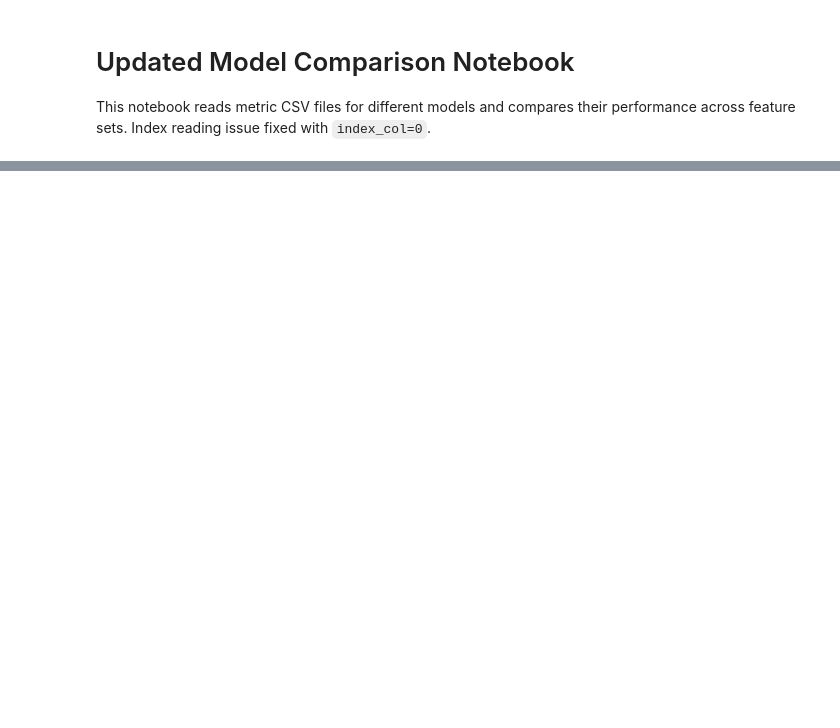
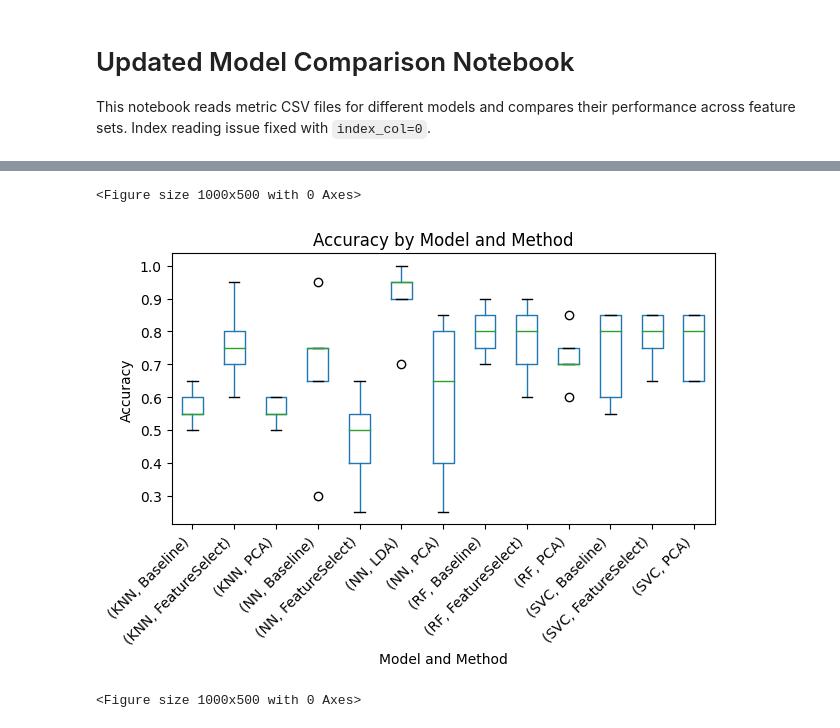
Before and after one commit to danielgranadoscampos/MHEDAS_ML, a Jupyter notebook: team_notebooks/model_comparison.ipynb, the cells around one changed output, grey strips where cells are left out. Saved outputs shown, nothing was run; the diff lists cells and outputs as text; code cells hidden in the pictures; blank space fills up the shorter version.

```diff
--- a/team_notebooks/model_comparison.ipynb
+++ b/team_notebooks/model_comparison.ipynb
@@ -62,0 +5,77 @@ plt.show()
+# %%
+# 1. Load libraries
+import pandas as pd
+import numpy as np
+import matplotlib.pyplot as plt
+
+# 2. Paths
+paths = {
+    'KNN': './knn_comparison_metrics.csv',
+    'RF':  './rf_comparison_metrics.csv',
+    'SVC':'./svc_comparison_metrics.csv',
+    'NN':'./nn_comparison_metrics.csv',
+
+}
+
+# 3. Read CSV
+dfs = []
+for model, path in paths.items():
+    df = pd.read_csv(path)
+    df['model'] = model
+    dfs.append(df)
+
+# 4. Concat
+df = pd.concat(dfs, ignore_index=True)
+df['method'] = df['method'].replace({
+    'FS': 'FeatureSelect',
+    'f_select': 'FeatureSelect',
+    'FeatureSelect': 'FeatureSelect',
+    'PCA': 'PCA',
+    'Baseline': 'Baseline'
+})
+
+# 5. Stadistics
+summary = (
+    df
+    .groupby(['model','method'])
+    .agg(
+        accuracy_mean=('accuracy','mean'),
+        accuracy_std =('accuracy','std'),
+        precision_mean=('precision_macro','mean'),
+        precision_std =('precision_macro','std'),
+        recall_mean=('recall_macro','mean'),
+        recall_std =('recall_macro','std'),
+        f1_mean=('f1_macro','mean'),
+        f1_std =('f1_macro','std'),
+        roc_auc_mean=('roc_auc_macro','mean'),
+        roc_auc_std =('roc_auc_macro','std'),
+    )
+    .reset_index()
+)
+
+# 6. Summary
+print("=== Descriptive Statistics ===")
+print(summary)
+
+# 7. Boxplot Accuracy
+plt.figure(figsize=(10,5))
+df.boxplot(column='accuracy', by=['model','method'], grid=False)
+plt.title('Accuracy by Model and Method')
+plt.suptitle('')            # quita el título automático
+plt.xlabel('Model and Method')
+plt.ylabel('Accuracy')
+plt.xticks(rotation=45, ha='right')
+plt.tight_layout()
+plt.show()
+
+# 8. Boxplot ROC-AUC_macro
+plt.figure(figsize=(10,5))
+df.boxplot(column='roc_auc_macro', by=['model','method'], grid=False)
+plt.title('ROC-AUC Macro by Model and Method')
+plt.suptitle('')
+plt.xlabel('Model and Method')
+plt.ylabel('ROC-AUC Macro')
+plt.xticks(rotation=45, ha='right')
+plt.tight_layout()
+plt.show()
+# %% [output]
@@ -62,0 +99,3 @@ plt.show()
+<Figure size 1000x500 with 0 Axes>
+[figure, added]
+<Figure size 1000x500 with 0 Axes>
```
Also changed, not shown: parts of 2 cells of this notebook, 8 other files.
